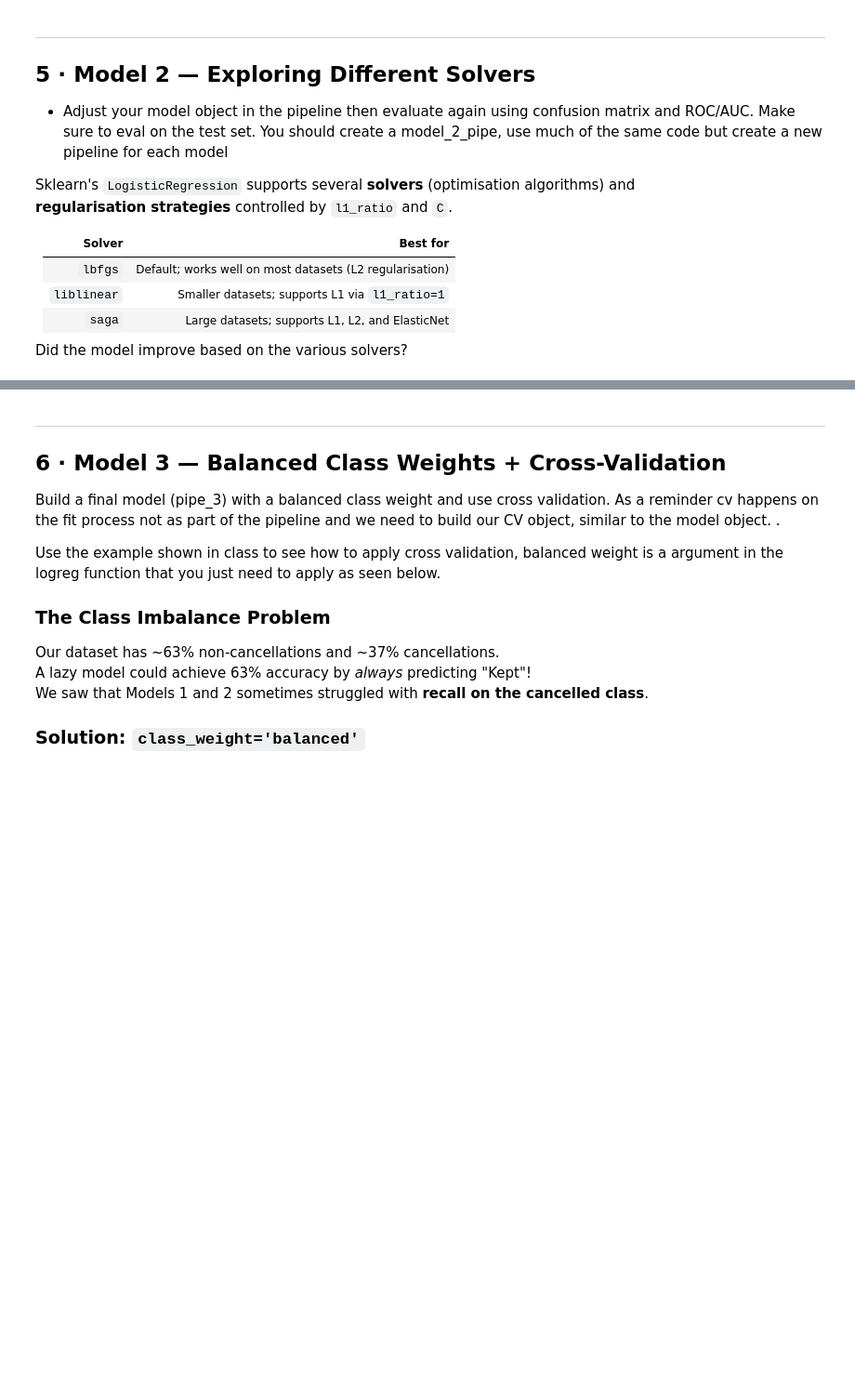
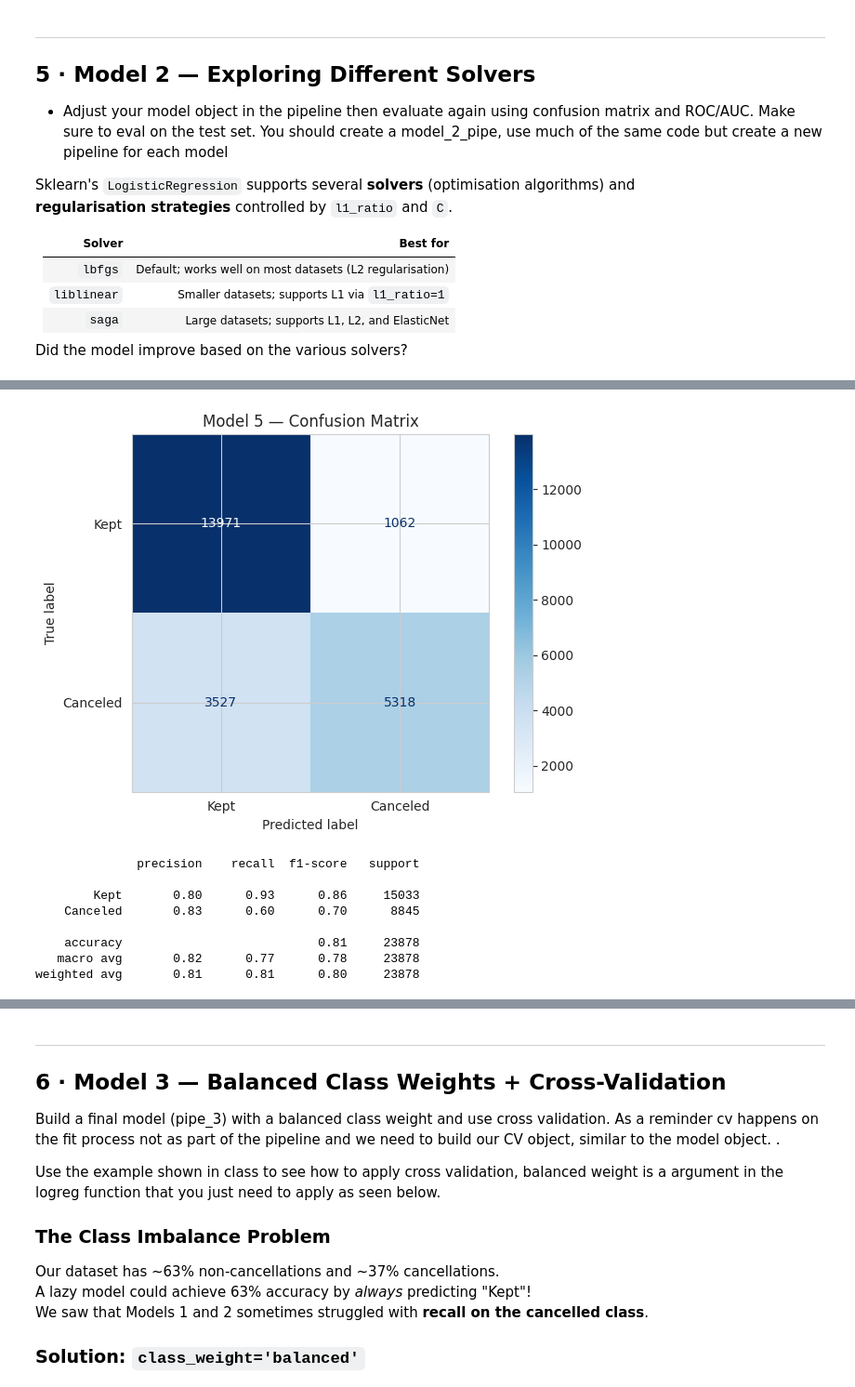
Before and after one commit to maya-clifford/logistic-regression, a Jupyter notebook: hotel_cancellation_lab.ipynb, the cells around one changed output, grey strips where cells are left out. Shown at 93% size. Saved outputs shown, nothing was run; the diff lists cells and outputs as text; code cells hidden in the pictures; blank space fills up the shorter version.

```diff
--- a/hotel_cancellation_lab.ipynb
+++ b/hotel_cancellation_lab.ipynb
@@ -307,0 +449,7 @@ Did the model improve based on the various solvers?
+# %%
+pipe_m5 = Pipeline(steps=[
+    ('prep', preprocessor),
+    ('model', LogisticRegression(max_iter=5000, random_state=42, n_jobs=-1, solver='saga', l1_ratio=0.5))
+])
+
+pipe_m5.fit(train_X, train_y)
@@ -307,0 +474,20 @@ Did the model improve based on the various solvers?
+# %%
+y_pred_m5 = pipe_m5.predict(test_X)
+cm_m5 = confusion_matrix(test_y, y_pred_m5)
+disp_m5 = ConfusionMatrixDisplay(confusion_matrix=cm_m5, display_labels=['Kept', 'Canceled'])
+disp_m5.plot(cmap='Blues')
+plt.title('Model 5 — Confusion Matrix')
+plt.tight_layout()
+plt.show()
+
+print(classification_report(test_y, y_pred_m5, target_names=['Kept', 'Canceled']))
+# %% [output]
+[figure, added]
+              precision    recall  f1-score   support
+
+        Kept       0.80      0.93      0.86     15033
+    Canceled       0.83      0.60      0.70      8845
+
+    accuracy                           0.81     23878
+   macro avg       0.82      0.77      0.78     23878
+weighted avg       0.81      0.81      0.80     23878
```
Also changed, not shown: parts of 20 cells of this notebook.
